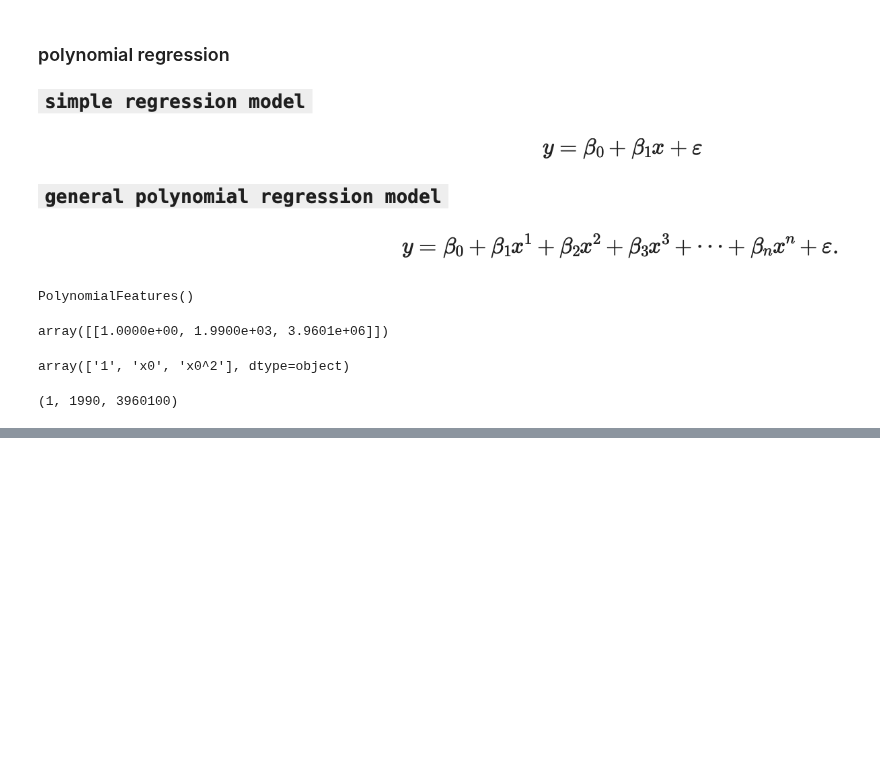
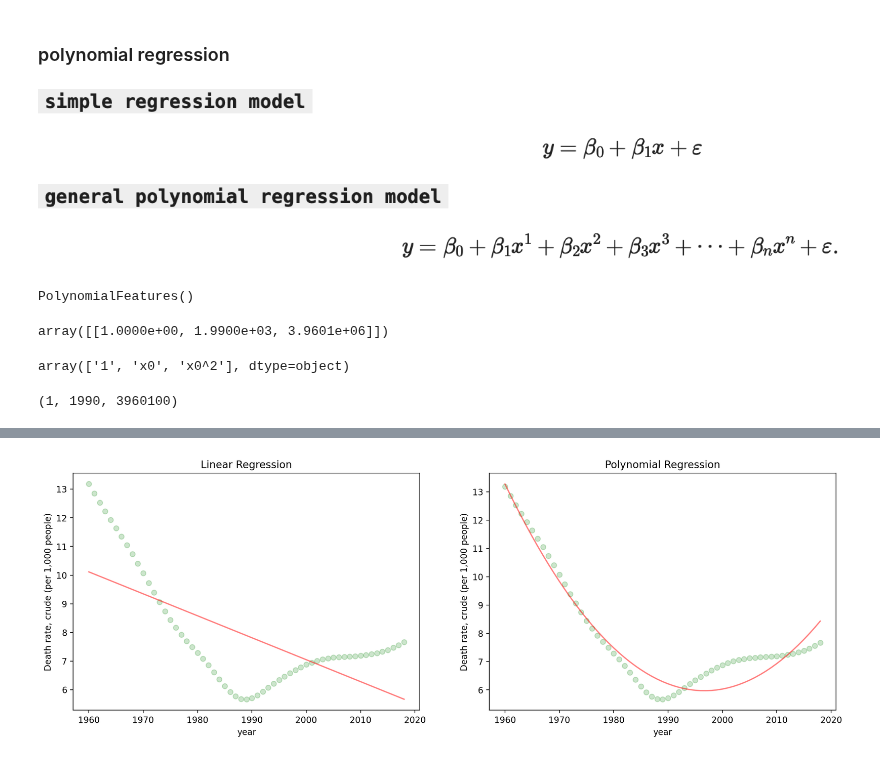
Before and after one commit to pNatTueku/ml_learning_with_ajprasertcbs, a Jupyter notebook: notebooks/polynomial_regression.ipynb, the cells around one changed output, grey strips where cells are left out. Saved outputs shown, nothing was run; the diff lists cells and outputs as text; code cells hidden in the pictures; blank space fills up the shorter version.

```diff
--- a/notebooks/polynomial_regression.ipynb
+++ b/notebooks/polynomial_regression.ipynb
@@ -256,0 +359,23 @@ v**0, v**1, v**2
+# %%
+# plot 2 figs
+
+fig = plt.figure(figsize = (8*2, 5))
+
+d = {'Linear Regression': lm.predict(X),
+     'Polynomial Regression': pm.predict(poly.fit_transform(X))}
+
+i = 1
+
+for title, y_pred in d.items():
+
+    fig.add_subplot(1, 2, i)
+
+    plt.scatter(X, y, color = 'green', alpha=.2)
+    plt.plot(X, y_pred, color = 'red', alpha=.5)
+    plt.title(title)
+    plt.xlabel(x_col)
+    plt.ylabel(y_col)
+
+    i += 1
+# %% [output]
+[figure, added]
```
Also changed, not shown: parts of 17 cells of this notebook.
